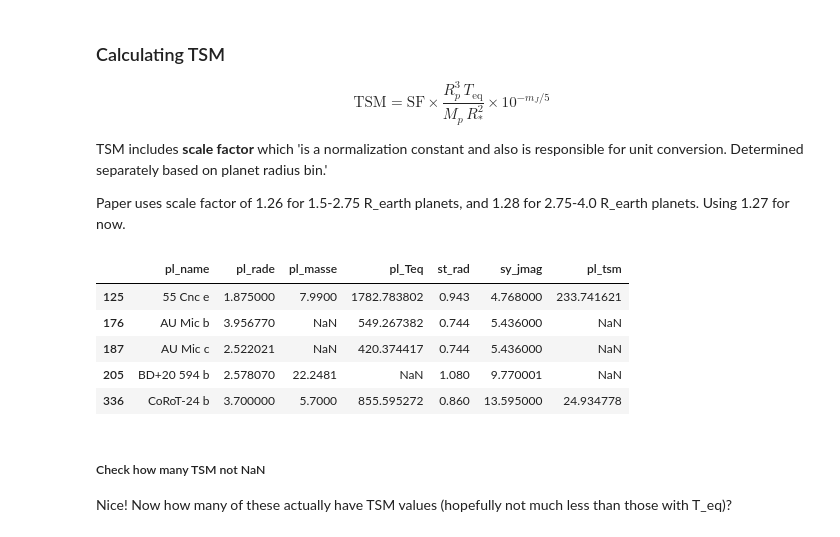
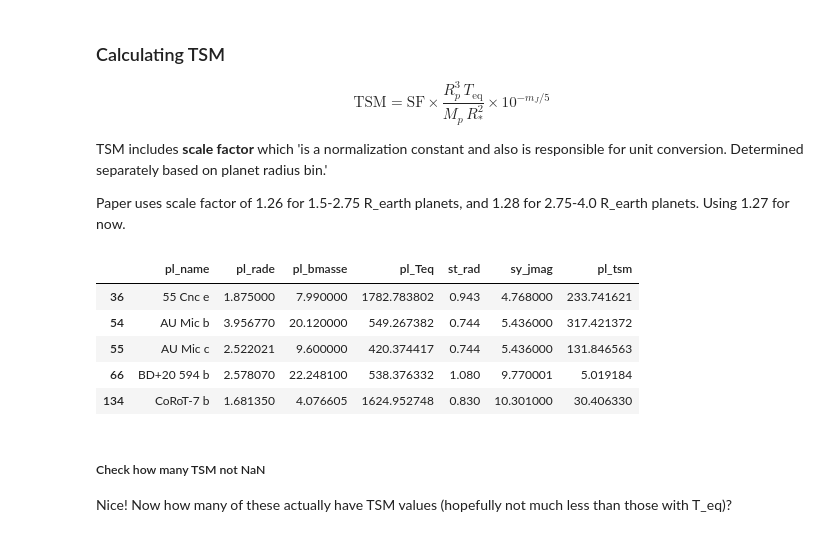
Before and after one commit to JackDavidMaher/Group-Studies---Exoplanets, a Jupyter notebook: Code/filtering_code_stan_20-01.ipynb, the cells around one changed output. Saved outputs shown, nothing was run; the diff lists cells and outputs as text; code cells hidden in the pictures.

```diff
--- a/Code/filtering_code_stan_20-01.ipynb
+++ b/Code/filtering_code_stan_20-01.ipynb
@@ -139,24 +149,24 @@ def calc_TSM(R_p, M_p, T_eq, R_star, mJ=9.5, scale_factor=1.27):
 # %%
 # maybe cos of scale factor, not best to compute whole table at once? can come back to later.
 
 fs_with_TSM = fs_with_Teq.copy()
 fs_with_TSM['pl_tsm'] = calc_TSM(
     fs_with_TSM['pl_rade'],
-    fs_with_TSM['pl_masse'],
+    fs_with_TSM['pl_bmasse'],
     fs_with_TSM['pl_Teq'],
     fs_with_TSM['st_rad'],
     fs_with_TSM['sy_jmag'],  # 2MASS J-mag
     scale_factor=1.27  # placeholder value; adjust based on planet size regime
 )
-fs_with_TSM[['pl_name','pl_rade','pl_masse','pl_Teq','st_rad','sy_jmag','pl_tsm']].head()
+fs_with_TSM[['pl_name','pl_rade','pl_bmasse','pl_Teq','st_rad','sy_jmag','pl_tsm']].head()
 #fs_with_TSM.head(20)
 # %% [output]
-|  | pl_name | pl_rade | pl_masse | pl_Teq | st_rad | sy_jmag | pl_tsm |
-| 125 | 55 Cnc e | 1.875000 | 7.9900 | 1782.783802 | 0.943 | 4.768000 | 233.741621 |
-| 176 | AU Mic b | 3.956770 | NaN | 549.267382 | 0.744 | 5.436000 | NaN |
-| 187 | AU Mic c | 2.522021 | NaN | 420.374417 | 0.744 | 5.436000 | NaN |
-| 205 | BD+20 594 b | 2.578070 | 22.2481 | NaN | 1.080 | 9.770001 | NaN |
-| 336 | CoRoT-24 b | 3.700000 | 5.7000 | 855.595272 | 0.860 | 13.595000 | 24.934778 |
+|  | pl_name | pl_rade | pl_bmasse | pl_Teq | st_rad | sy_jmag | pl_tsm |
+| 36 | 55 Cnc e | 1.875000 | 7.990000 | 1782.783802 | 0.943 | 4.768000 | 233.741621 |
+| 54 | AU Mic b | 3.956770 | 20.120000 | 549.267382 | 0.744 | 5.436000 | 317.421372 |
+| 55 | AU Mic c | 2.522021 | 9.600000 | 420.374417 | 0.744 | 5.436000 | 131.846563 |
+| 66 | BD+20 594 b | 2.578070 | 22.248100 | 538.376332 | 1.080 | 9.770001 | 5.019184 |
+| 134 | CoRoT-7 b | 1.681350 | 4.076605 | 1624.952748 | 0.830 | 10.301000 | 30.406330 |
 # %% [markdown]
 ##### Check how many TSM not NaN
 Nice! Now how many of these actually have TSM values (hopefully not much less than those with T_eq)?
```
Also changed, not shown: parts of 10 cells of this notebook.
